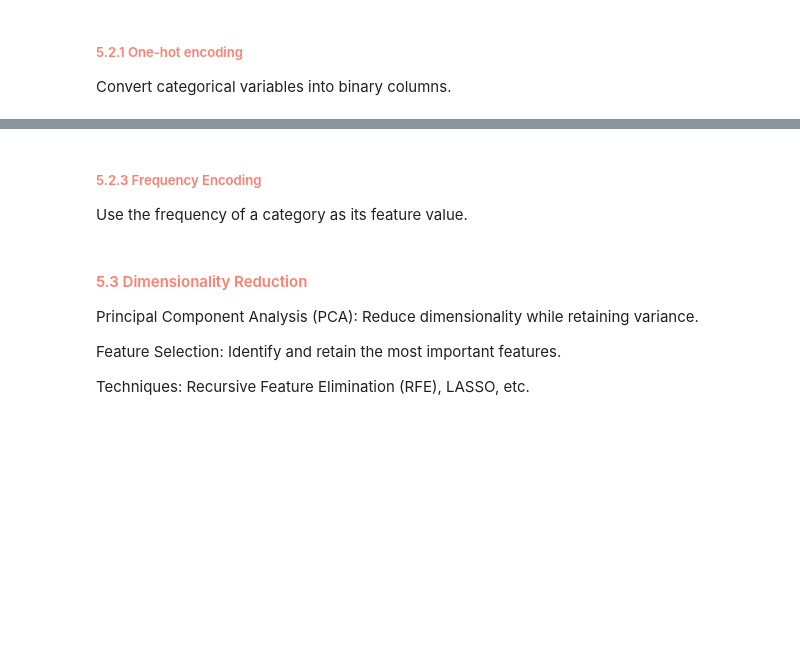
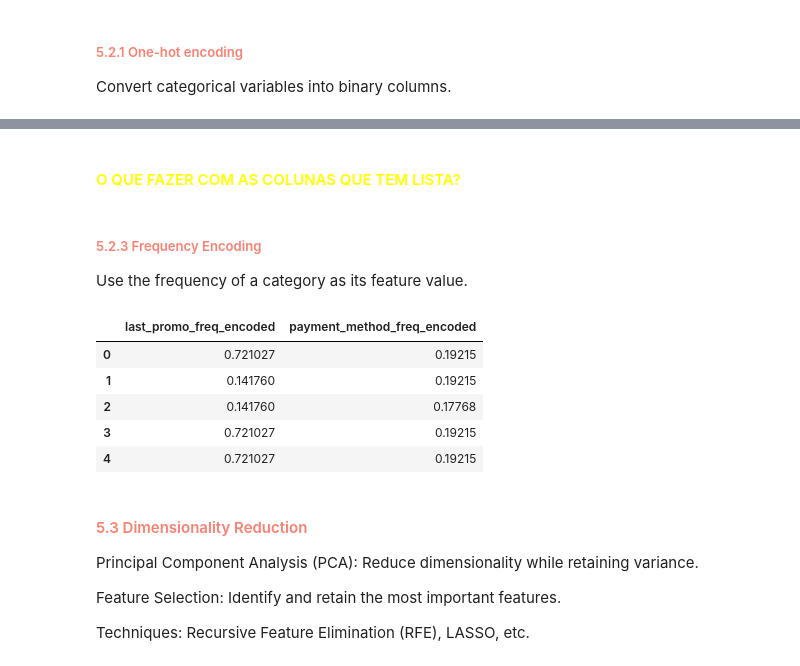
Before and after one commit to Gomsofi06/Data_Mining_NOVAIMS, a Jupyter notebook: src/Data_transformation.ipynb, the cells around one changed output, grey strips where cells are left out. Saved outputs shown, nothing was run; the diff lists cells and outputs as text; code cells hidden in the pictures; blank space fills up the shorter version.

Commit message:
Feature encoding

```diff
--- a/src/Data_transformation.ipynb
+++ b/src/Data_transformation.ipynb
@@ -181,0 +232,26 @@ Assign numerical values to categories (for ordinal data).
+# %%
+#categorical_columns = df.columns.drop(numeric_columns)
+categorical_columns = ['last_promo', 'payment_method']
+# %%
+df_ohencoding = df.copy()
+# %%
+
+# Garantir que valores de lista sejam convertidos para strings uniformes
+for col in categorical_columns:
+    df_ohencoding[col] = df_ohencoding[col].astype(str)
+
+# Configurar e aplicar One-Hot Encoding
+ohc = OneHotEncoder(sparse_output=False, drop='first')  # drop='first' para evitar colinearidade
+ohc_encoded = ohc.fit_transform(df_ohencoding[categorical_columns])
+
+# Obter nomes das colunas após codificação
+ohc_feat_names = ohc.get_feature_names_out(categorical_columns)
+
+# Criar DataFrame com colunas codificadas
+ohc_df = pd.DataFrame(ohc_encoded, index=df_ohencoding.index, columns=ohc_feat_names)
+
+# Concatenar os dados codificados ao DataFrame original (removendo as colunas categóricas originais)
+df_ohencoding = pd.concat([df_ohencoding.drop(columns=categorical_columns), ohc_df], axis=1)
+
+# Exibir resultado
+df_ohencoding.head()
@@ -182,7 +265,26 @@ Assign numerical values to categories (for ordinal data).
+# %% [markdown]
+#### <span style="color:yellow"> O QUE FAZER COM AS COLUNAS QUE TEM LISTA? </span>
 # %% [markdown]
 ##### <span style="color:salmon"> 5.2.3 Frequency Encoding </span>
 
 Use the frequency of a category as its feature value.
+# %%
+df_freq_encoding = df.copy()
+# %%
+# Aplicar Frequency Encoding
+for col in categorical_columns:
+    freq_encoding = df_freq_encoding[col].value_counts(normalize=True)  # Frequência relativa
+    df_freq_encoding[col + '_freq_encoded'] = df_freq_encoding[col].map(freq_encoding)
+
+# Exibir as primeiras linhas do DataFrame com as novas colunas codificadas
+df_freq_encoding[[col + '_freq_encoded' for col in categorical_columns]].head()
+# %% [output]
+|  | last_promo_freq_encoded | payment_method_freq_encoded |
+| 0 | 0.721027 | 0.19215 |
+| 1 | 0.141760 | 0.19215 |
+| 2 | 0.141760 | 0.17768 |
+| 3 | 0.721027 | 0.19215 |
+| 4 | 0.721027 | 0.19215 |
 # %% [markdown]
 #### <span style="color:salmon"> 5.3 Dimensionality Reduction  </span>
 
```
Also changed, not shown: parts of 13 cells of this notebook.
